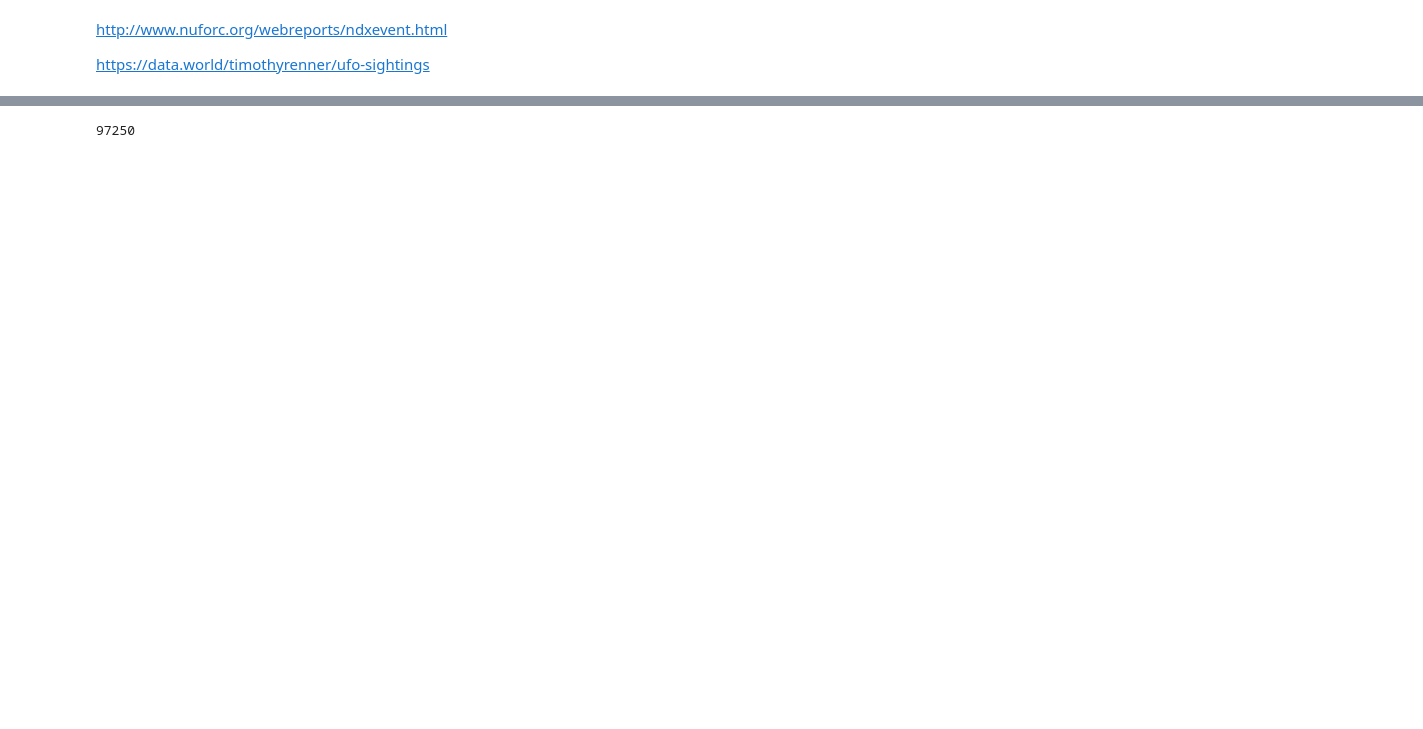
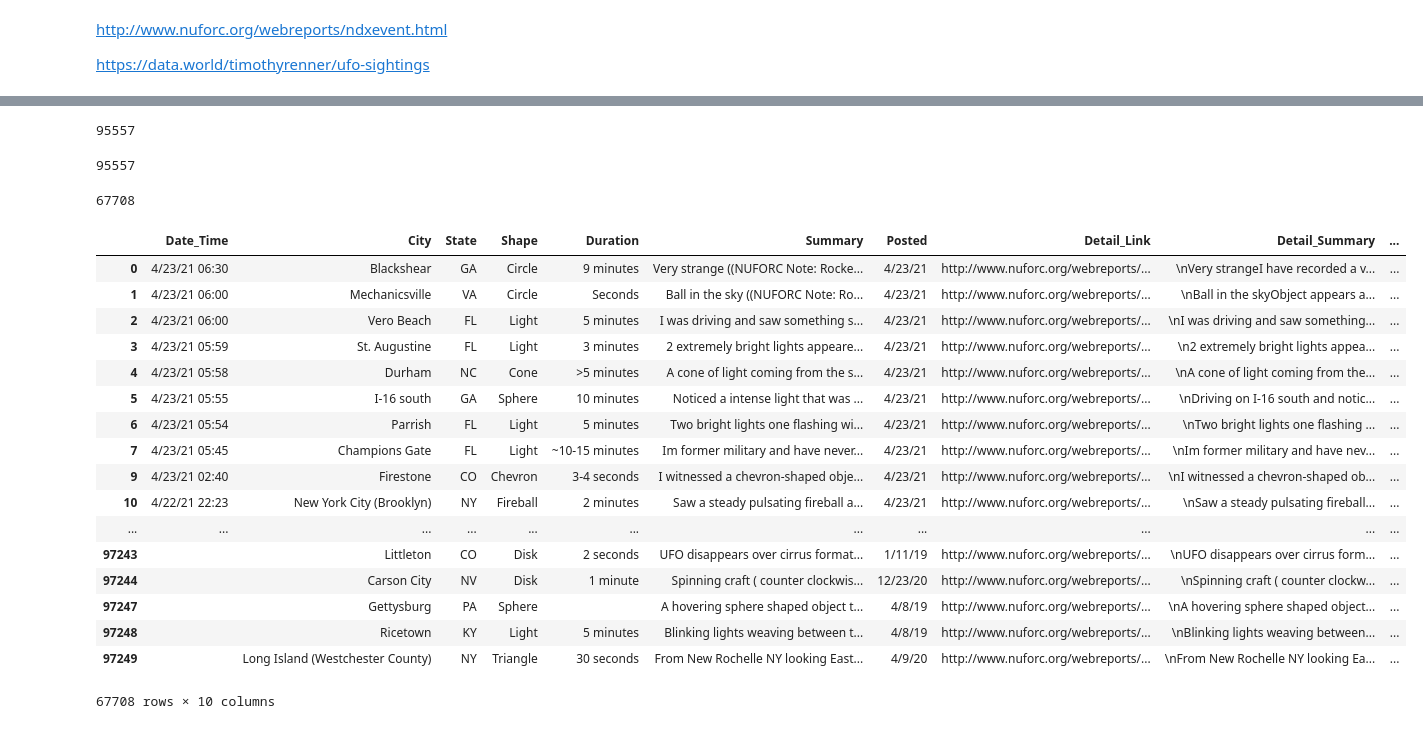
Before and after one commit to sbuch337/COMP4447, a Jupyter notebook: project.ipynb, the cells around one changed output, grey strips where cells are left out. Saved outputs shown, nothing was run; the diff lists cells and outputs as text; code cells hidden in the pictures; blank space fills up the shorter version.

```diff
--- a/project.ipynb
+++ b/project.ipynb
@@ -158,0 +248,7 @@ len(sightings)
+# %%
+sightings = sightings[sightings['Summary'].str.contains('MADAR')==False]
+sightings = sightings[sightings["Detail_Summary"] != "Summary detail page not found."]
+sightings = sightings[(sightings["Detail_Summary"].isnull() == False)]
+len(sightings)
+# %% [output]
+95557
@@ -159,4 +309,4 @@ len(sightings)
 # %%
-len(sightings)
+len(sightings_cleaned)
 # %% [output]
-97250
+95557
@@ -164,0 +323,29 @@ sightings
+# %%
+sightings_cleaned = sightings_cleaned[sightings_cleaned['Detail_Summary_nltk'].str.contains('nuforc note')==False]
+sightings_cleaned = sightings_cleaned[sightings_cleaned['Detail_Summary_nltk'].str.contains('NUFORC note')==False]
+sightings_cleaned = sightings_cleaned[sightings_cleaned['Detail_Summary_nltk'].str.contains('nuforc')==False]
+sightings_cleaned = sightings_cleaned[sightings_cleaned['Detail_Summary_nltk'].str.contains('NUFORC')==False]
+len(sightings_cleaned)
+# %% [output]
+67708
+# %%
+sightings_cleaned
+# %% [output]
+|  | Date_Time | City | State | Shape | Duration | Summary | Posted | Detail_Link | Detail_Summary | ... |
+| 0 | 4/23/21 06:30 | Blackshear | GA | Circle | 9 minutes | Very strange ((NUFORC Note: Rocke... | 4/23/21 | http://www.nuforc.org/webreports/... | \nVery strangeI have recorded a v... | ... |
+| 1 | 4/23/21 06:00 | Mechanicsville | VA | Circle | Seconds | Ball in the sky ((NUFORC Note: Ro... | 4/23/21 | http://www.nuforc.org/webreports/... | \nBall in the skyObject appears a... | ... |
+| 2 | 4/23/21 06:00 | Vero Beach | FL | Light | 5 minutes | I was driving and saw something s... | 4/23/21 | http://www.nuforc.org/webreports/... | \nI was driving and saw something... | ... |
+| 3 | 4/23/21 05:59 | St. Augustine | FL | Light | 3 minutes | 2 extremely bright lights appeare... | 4/23/21 | http://www.nuforc.org/webreports/... | \n2 extremely bright lights appea... | ... |
+| 4 | 4/23/21 05:58 | Durham | NC | Cone | >5 minutes | A cone of light coming from the s... | 4/23/21 | http://www.nuforc.org/webreports/... | \nA cone of light coming from the... | ... |
+| 5 | 4/23/21 05:55 | I-16 south | GA | Sphere | 10 minutes | Noticed a intense light that was ... | 4/23/21 | http://www.nuforc.org/webreports/... | \nDriving on I-16 south and notic... | ... |
+| 6 | 4/23/21 05:54 | Parrish | FL | Light | 5 minutes | Two bright lights one flashing wi... | 4/23/21 | http://www.nuforc.org/webreports/... | \nTwo bright lights one flashing ... | ... |
+| 7 | 4/23/21 05:45 | Champions Gate | FL | Light | ~10-15 minutes | Im former military and have never... | 4/23/21 | http://www.nuforc.org/webreports/... | \nIm former military and have nev... | ... |
+| 9 | 4/23/21 02:40 | Firestone | CO | Chevron | 3-4 seconds | I witnessed a chevron-shaped obje... | 4/23/21 | http://www.nuforc.org/webreports/... | \nI witnessed a chevron-shaped ob... | ... |
+| 10 | 4/22/21 22:23 | New York City (Brooklyn) | NY | Fireball | 2 minutes | Saw a steady pulsating fireball a... | 4/23/21 | http://www.nuforc.org/webreports/... | \nSaw a steady pulsating fireball... | ... |
+| ... | ... | ... | ... | ... | ... | ... | ... | ... | ... | ... |
+| 97243 |  | Littleton | CO | Disk | 2 seconds | UFO disappears over cirrus format... | 1/11/19 | http://www.nuforc.org/webreports/... | \nUFO disappears over cirrus form... | ... |
+| 97244 |  | Carson City | NV | Disk | 1 minute | Spinning craft ( counter clockwis... | 12/23/20 | http://www.nuforc.org/webreports/... | \nSpinning craft ( counter clockw... | ... |
+| 97247 |  | Gettysburg | PA | Sphere |  | A hovering sphere shaped object t... | 4/8/19 | http://www.nuforc.org/webreports/... | \nA hovering sphere shaped object... | ... |
+| 97248 |  | Ricetown | KY | Light | 5 minutes | Blinking lights weaving between t... | 4/8/19 | http://www.nuforc.org/webreports/... | \nBlinking lights weaving between... | ... |
+| 97249 |  | Long Island (Westchester County) | NY | Triangle | 30 seconds | From New Rochelle NY looking East... | 4/9/20 | http://www.nuforc.org/webreports/... | \nFrom New Rochelle NY looking Ea... | ... |
+67708 rows × 10 columns
```
Also changed, not shown: parts of 28 cells of this notebook.
